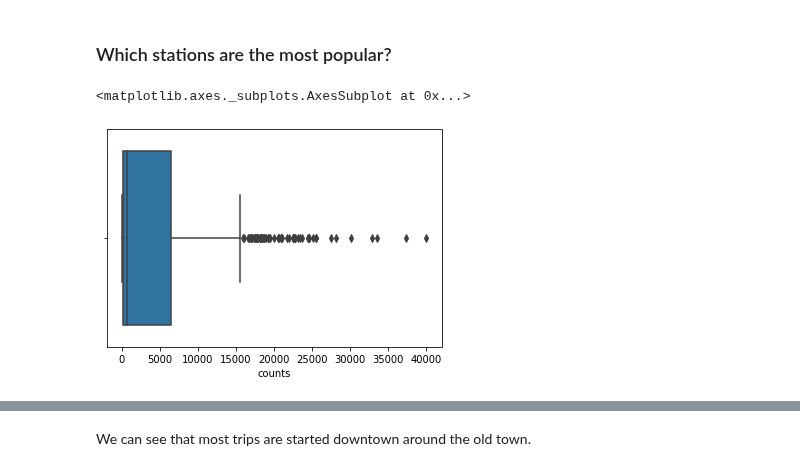
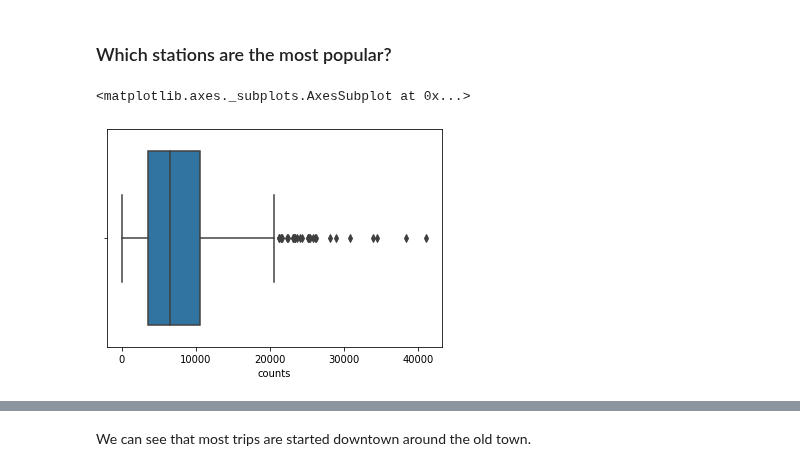
Before and after one commit to daviskia/ada-project-deep-penguin, a Jupyter notebook: dataStory.ipynb, the cells around one changed output, grey strips where cells are left out. Saved outputs shown, nothing was run; the diff lists cells and outputs as text; code cells hidden in the pictures.

```diff
--- a/dataStory.ipynb
+++ b/dataStory.ipynb
@@ -112,17 +112,14 @@ We can see the system is mostly used for short distance trips indicating use for
 # %%
 #station use count (by number of rides starting from that station)
 station_use = data19.groupby(['start_station_code']).size().reset_index(name='counts')
 use_dur = data19[['start_station_code','duration_sec']].groupby(['start_station_code']).mean().reset_index()
 station_use['duration'] = use_dur['duration_sec']
 
-station_use.drop(station_use.tail(1).index,inplace=True) #get rid of last row which is not a listed station
-station_use['start_station_code'] = station_use['start_station_code'].astype('int')
-
 station_use = station_use.merge(stations[['latitude','longitude']], how='left', left_on=['start_station_code'], right_on=['code'])
 sns.boxplot(x=station_use['counts'])
 # %% [output]
 <matplotlib.axes._subplots.AxesSubplot at 0x...>
-[figure, old version]
+[figure, new version]
 # %%
 #location of montreal
 montreal = [45.5017, -73.5673]
```
Also changed, not shown: parts of 4 cells of this notebook, 2 other files.
